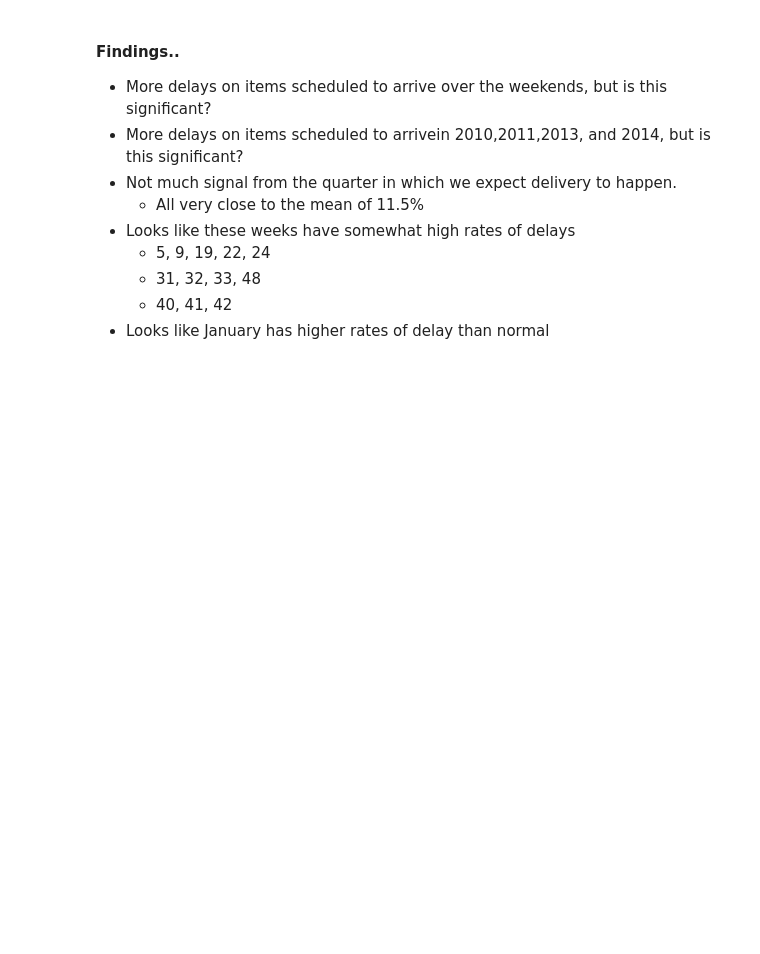
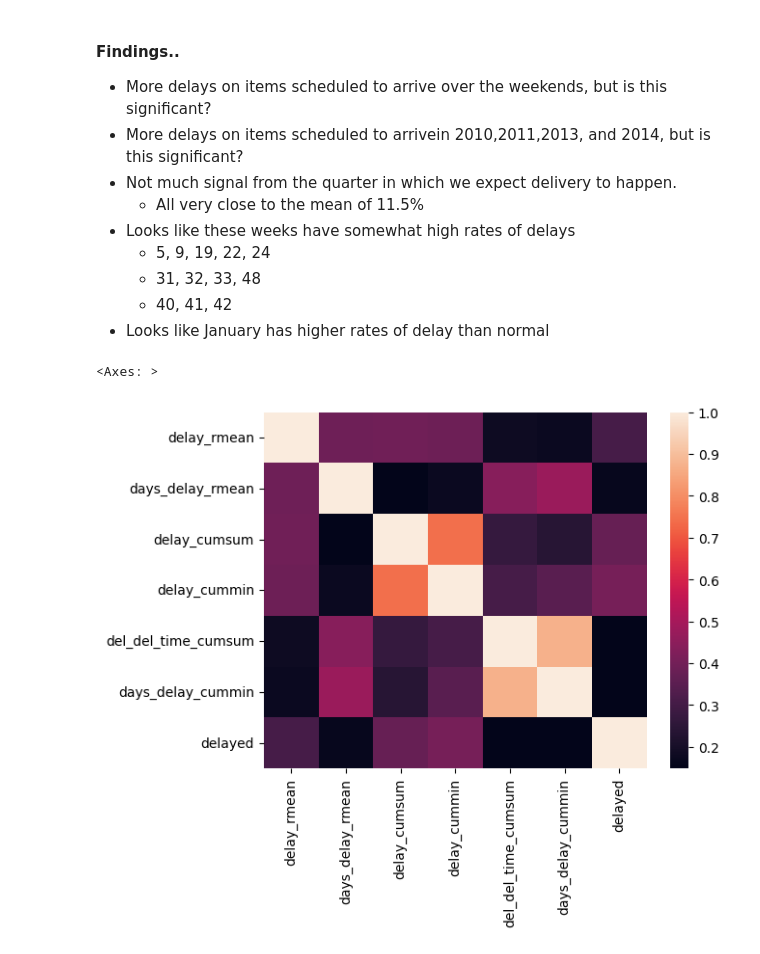
Before and after one commit to rakeshn19/AI-project-SCM, a Jupyter notebook: data_analysis.ipynb, the cells around one changed output. Cells and saved outputs as stored; diff of their text form; code cells hidden in the pictures; blank space fills up the shorter version.

```diff
--- a/data_analysis.ipynb
+++ b/data_analysis.ipynb
@@ -93,3 +93,8 @@ plt.tight_layout()
     - 31, 32, 33, 48
     - 40, 41, 42
 - Looks like January has higher rates of delay than normal
+# %%
+sns.heatmap(pd.concat([dtrend, dobject['delayed'].map({False:0, True:1})], axis=1).corr())
+# %% [output]
+<Axes: >
+[figure, added]
```
Also changed, not shown: parts of 34 cells of this notebook, 8 other files.
